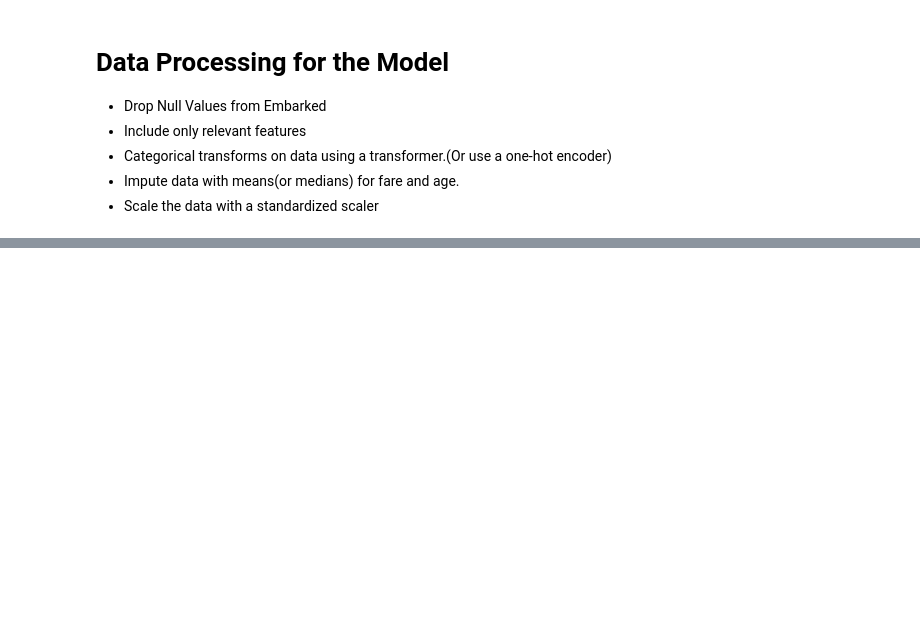
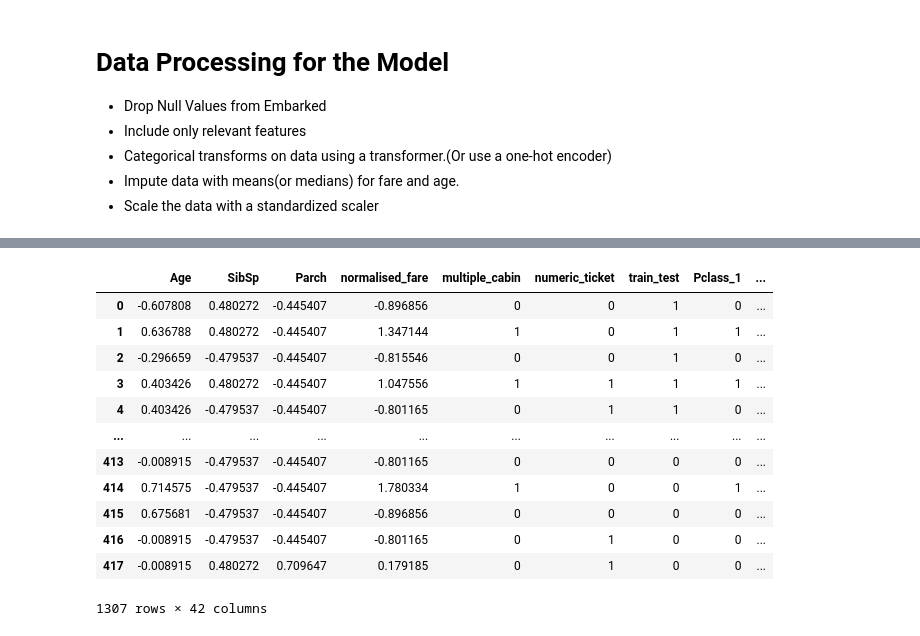
Before and after one commit to niramay447/kaggle-competitions, a Jupyter notebook: titanic.ipynb, the cells around one changed output, grey strips where cells are left out. Saved outputs shown, nothing was run; the diff lists cells and outputs as text; code cells hidden in the pictures; blank space fills up the shorter version.

```diff
--- a/titanic.ipynb
+++ b/titanic.ipynb
@@ -254,0 +289,23 @@ train_test_combined.dropna(subset=['Embarked'],inplace = True)
+# %%
+# Scale data for SVM/KNN using the StandardScaler from sklearn
+from sklearn.preprocessing import StandardScaler
+scaler=StandardScaler()
+
+all_dummies_scaled = all_dummies.copy()
+all_dummies_scaled[['Age','SibSp','Parch','normalised_fare']] = scaler.fit_transform(all_dummies_scaled[['Age','SibSp','Parch','normalised_fare']])
+
+all_dummies_scaled
+# %% [output]
+|  | Age | SibSp | Parch | normalised_fare | multiple_cabin | numeric_ticket | train_test | Pclass_1 | ... |
+| 0 | -0.607808 | 0.480272 | -0.445407 | -0.896856 | 0 | 0 | 1 | 0 | ... |
+| 1 | 0.636788 | 0.480272 | -0.445407 | 1.347144 | 1 | 0 | 1 | 1 | ... |
+| 2 | -0.296659 | -0.479537 | -0.445407 | -0.815546 | 0 | 0 | 1 | 0 | ... |
+| 3 | 0.403426 | 0.480272 | -0.445407 | 1.047556 | 1 | 1 | 1 | 1 | ... |
+| 4 | 0.403426 | -0.479537 | -0.445407 | -0.801165 | 0 | 1 | 1 | 0 | ... |
+| ... | ... | ... | ... | ... | ... | ... | ... | ... | ... |
+| 413 | -0.008915 | -0.479537 | -0.445407 | -0.801165 | 0 | 0 | 0 | 0 | ... |
+| 414 | 0.714575 | -0.479537 | -0.445407 | 1.780334 | 1 | 0 | 0 | 1 | ... |
+| 415 | 0.675681 | -0.479537 | -0.445407 | -0.896856 | 0 | 0 | 0 | 0 | ... |
+| 416 | -0.008915 | -0.479537 | -0.445407 | -0.801165 | 0 | 1 | 0 | 0 | ... |
+| 417 | -0.008915 | 0.480272 | 0.709647 | 0.179185 | 0 | 1 | 0 | 0 | ... |
+1307 rows × 42 columns
```
Also changed, not shown: parts of 5 cells of this notebook.
